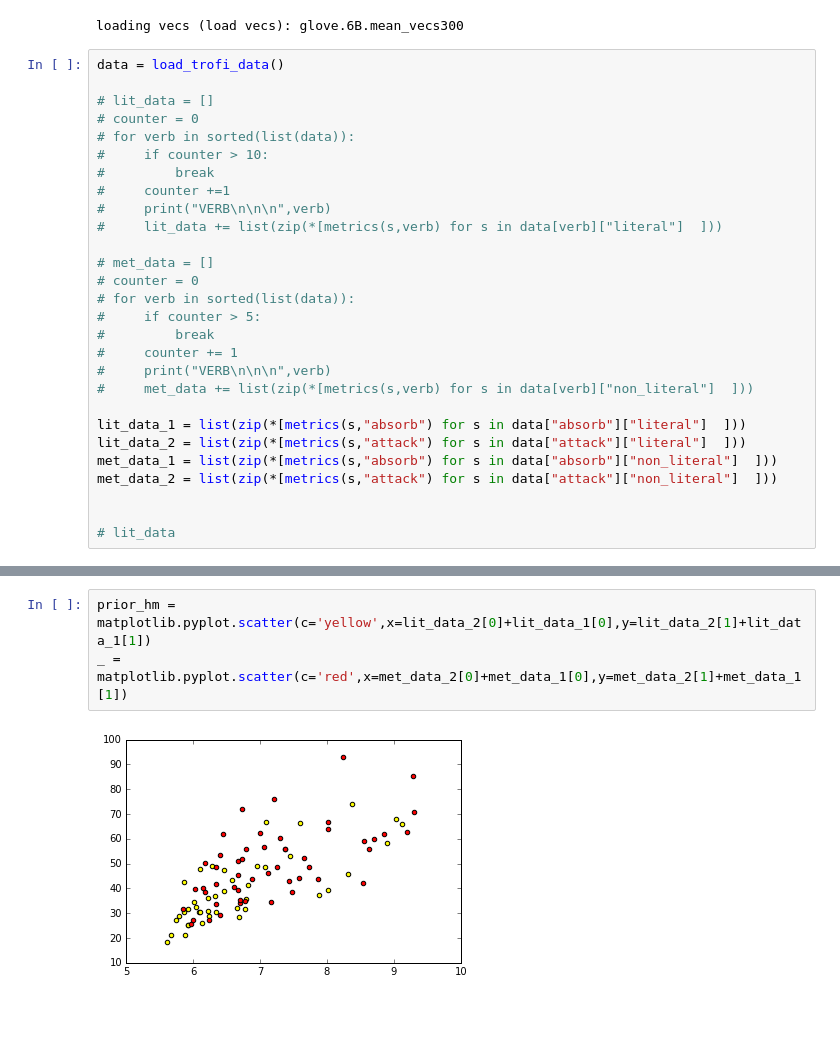
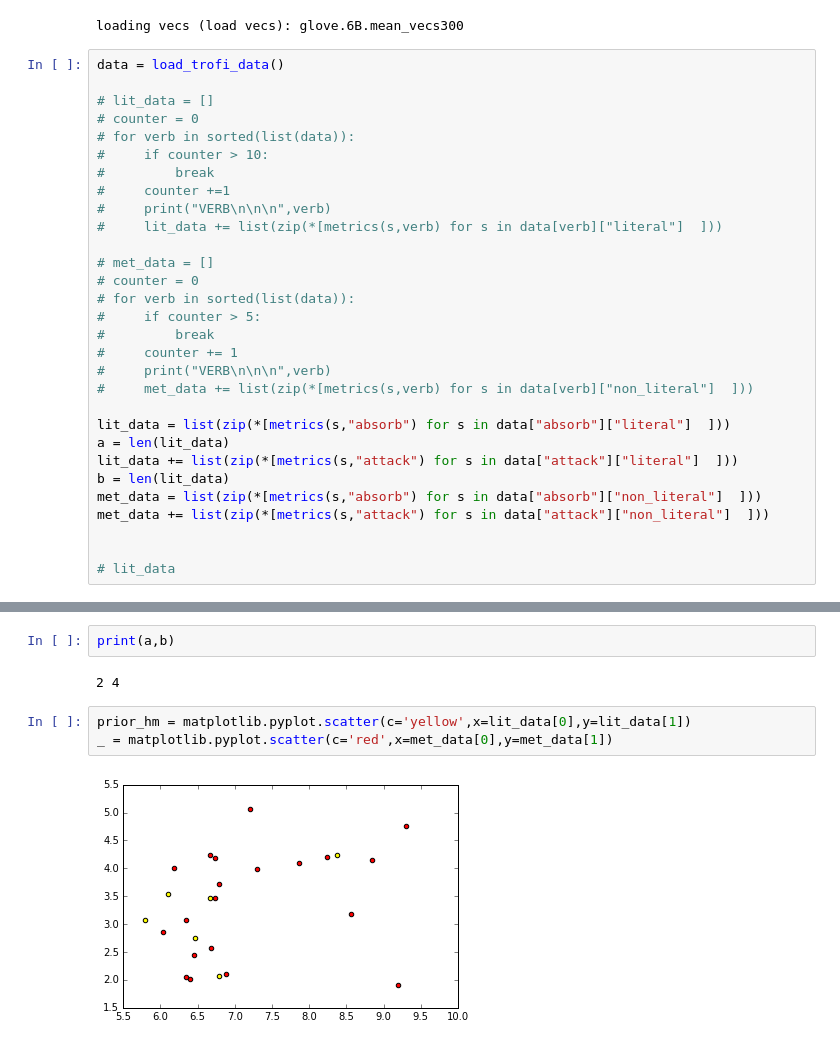
Before and after one commit to reubenharry/Distributional-RSA, a Jupyter notebook: heuristics.ipynb, the cells around one changed output, grey strips where cells are left out. Saved outputs shown, nothing was run; the diff lists cells and outputs as text; blank space fills up the shorter version.

```diff
--- a/heuristics.ipynb
+++ b/heuristics.ipynb
@@ -25,10 +25,12 @@ data = load_trofi_data()
 #     print("VERB\n\n\n",verb)
 #     met_data += list(zip(*[metrics(s,verb) for s in data[verb]["non_literal"]  ]))
 
-lit_data_1 = list(zip(*[metrics(s,"absorb") for s in data["absorb"]["literal"]  ]))
-lit_data_2 = list(zip(*[metrics(s,"attack") for s in data["attack"]["literal"]  ]))
-met_data_1 = list(zip(*[metrics(s,"absorb") for s in data["absorb"]["non_literal"]  ]))
-met_data_2 = list(zip(*[metrics(s,"attack") for s in data["attack"]["non_literal"]  ]))
+lit_data = list(zip(*[metrics(s,"absorb") for s in data["absorb"]["literal"]  ]))
+a = len(lit_data)
+lit_data += list(zip(*[metrics(s,"attack") for s in data["attack"]["literal"]  ]))
+b = len(lit_data)
+met_data = list(zip(*[metrics(s,"absorb") for s in data["absorb"]["non_literal"]  ]))
+met_data += list(zip(*[metrics(s,"attack") for s in data["attack"]["non_literal"]  ]))
 
 
 # lit_data
@@ -53,5 +55,9 @@ FAILURE
+# %%
+print(a,b)
+# %% [output]
+2 4
 # %%
-prior_hm = matplotlib.pyplot.scatter(c='yellow',x=lit_data_2[0]+lit_data_1[0],y=lit_data_2[1]+lit_data_1[1])
-_ = matplotlib.pyplot.scatter(c='red',x=met_data_2[0]+met_data_1[0],y=met_data_2[1]+met_data_1[1])
+prior_hm = matplotlib.pyplot.scatter(c='yellow',x=lit_data[0],y=lit_data[1])
+_ = matplotlib.pyplot.scatter(c='red',x=met_data[0],y=met_data[1])
 # %% [output]
-[figure, old version]
+[figure, new version]
```
Also changed, not shown: parts of 1 cell of this notebook, 10 other files.
